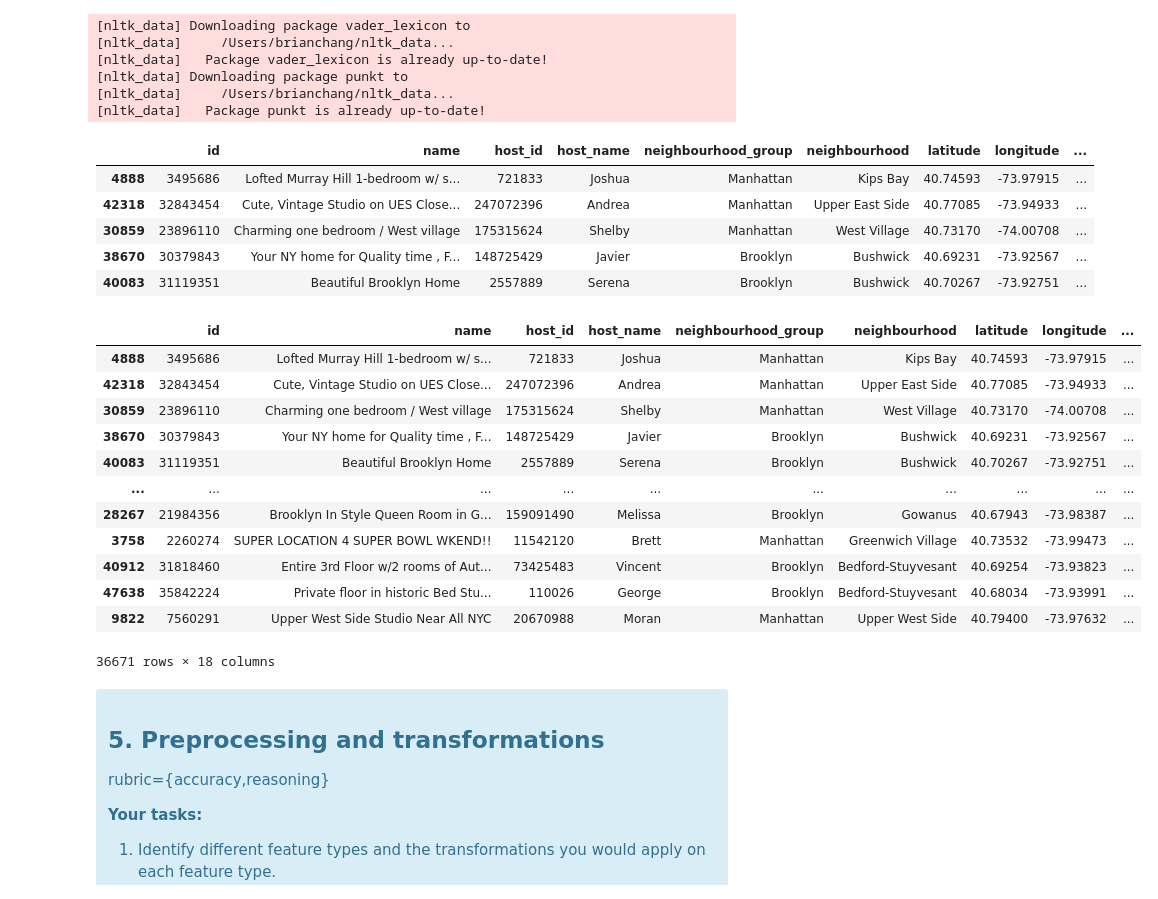
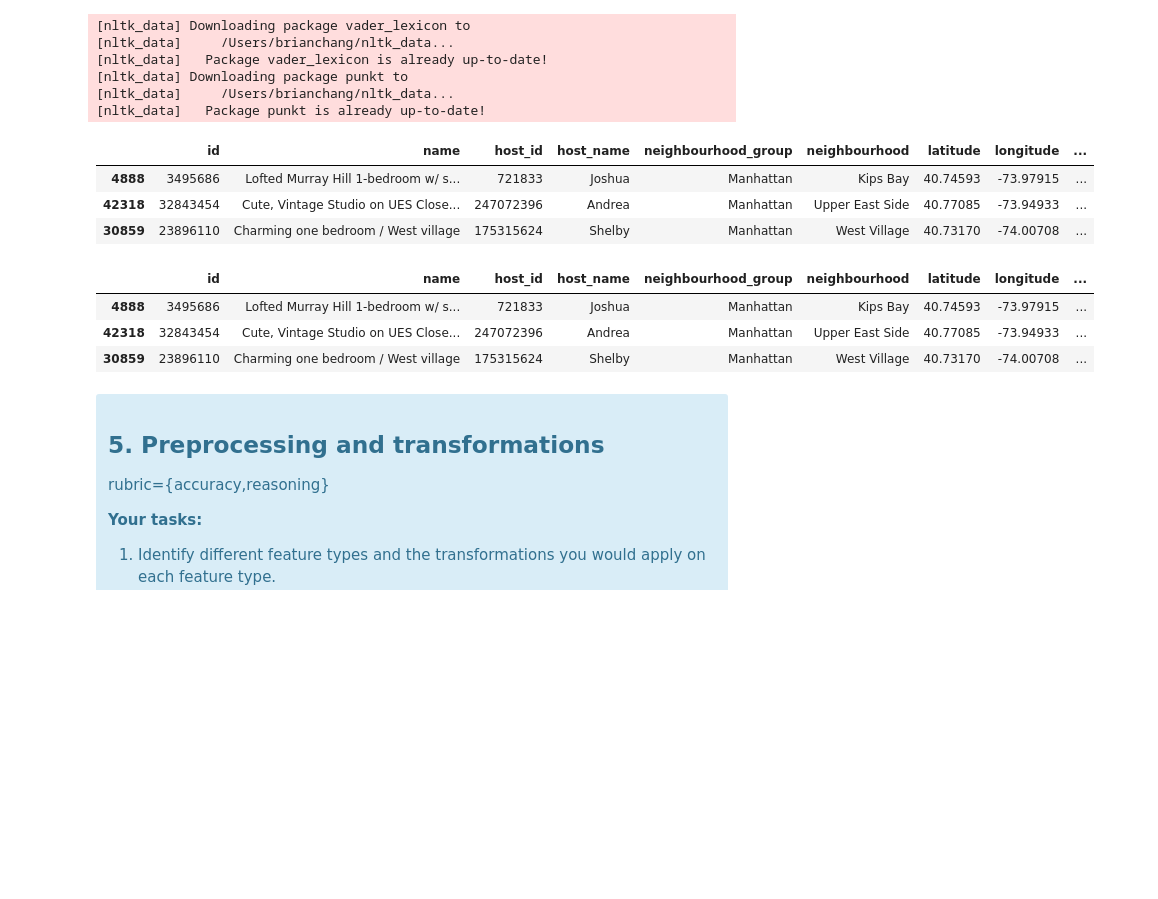
Before and after one commit to BChangs99/DSCI_573_Lab4_BDFJ, a Jupyter notebook: lab4.ipynb, the cells around one changed output. Drawn from its saved outputs; the diff is of its cells as text; code cells hidden in the pictures; blank space fills up the shorter version.

```diff
--- a/lab4.ipynb
+++ b/lab4.ipynb
@@ -257,40 +275,29 @@ memory usage: 4.8+ MB
 # Add polarity score data column
 train_df['name_polarity_scores'] = train_df['name'].apply(lambda x: None if pd.isna(x) else sid.polarity_scores(x)['compound'])
 
-train_df.head()
+train_df.head(3)
 # %% [output]
 |  | id | name | host_id | host_name | neighbourhood_group | neighbourhood | latitude | longitude | ... |
 | 4888 | 3495686 | Lofted Murray Hill 1-bedroom w/ s... | 721833 | Joshua | Manhattan | Kips Bay | 40.74593 | -73.97915 | ... |
 | 42318 | 32843454 | Cute, Vintage Studio on UES Close... | 247072396 | Andrea | Manhattan | Upper East Side | 40.77085 | -73.94933 | ... |
 | 30859 | 23896110 | Charming one bedroom / West village | 175315624 | Shelby | Manhattan | West Village | 40.73170 | -74.00708 | ... |
-| 38670 | 30379843 | Your NY home for Quality time , F... | 148725429 | Javier | Brooklyn | Bushwick | 40.69231 | -73.92567 | ... |
-| 40083 | 31119351 | Beautiful Brooklyn Home | 2557889 | Serena | Brooklyn | Bushwick | 40.70267 | -73.92751 | ... |
 # %%
 train_df['month_of_last_review'] = train_df['last_review'].apply(lambda x: x if pd.isna(x) else x.split('-')[1])
 
 num_to_month_map = {
     '01': "January", '02': "February", '03': "March", '04': "April",
     '05': "May", '06': "June", '07': "July", '08': "August",
     '09': "September", '10': "October", '11': "November", '12': "December"
 }
 
 train_df['month_of_last_review'] = train_df['month_of_last_review'].apply((lambda x: x if pd.isna(x) else num_to_month_map[x]))
 
-train_df
+train_df.head(3)
 # %% [output]
 |  | id | name | host_id | host_name | neighbourhood_group | neighbourhood | latitude | longitude | ... |
 | 4888 | 3495686 | Lofted Murray Hill 1-bedroom w/ s... | 721833 | Joshua | Manhattan | Kips Bay | 40.74593 | -73.97915 | ... |
 | 42318 | 32843454 | Cute, Vintage Studio on UES Close... | 247072396 | Andrea | Manhattan | Upper East Side | 40.77085 | -73.94933 | ... |
 | 30859 | 23896110 | Charming one bedroom / West village | 175315624 | Shelby | Manhattan | West Village | 40.73170 | -74.00708 | ... |
-| 38670 | 30379843 | Your NY home for Quality time , F... | 148725429 | Javier | Brooklyn | Bushwick | 40.69231 | -73.92567 | ... |
-| 40083 | 31119351 | Beautiful Brooklyn Home | 2557889 | Serena | Brooklyn | Bushwick | 40.70267 | -73.92751 | ... |
-| ... | ... | ... | ... | ... | ... | ... | ... | ... | ... |
-| 28267 | 21984356 | Brooklyn In Style Queen Room in G... | 159091490 | Melissa | Brooklyn | Gowanus | 40.67943 | -73.98387 | ... |
-| 3758 | 2260274 | SUPER LOCATION 4 SUPER BOWL WKEND!! | 11542120 | Brett | Manhattan | Greenwich Village | 40.73532 | -73.99473 | ... |
-| 40912 | 31818460 | Entire 3rd Floor w/2 rooms of Aut... | 73425483 | Vincent | Brooklyn | Bedford-Stuyvesant | 40.69254 | -73.93823 | ... |
-| 47638 | 35842224 | Private floor in historic Bed Stu... | 110026 | George | Brooklyn | Bedford-Stuyvesant | 40.68034 | -73.93991 | ... |
-| 9822 | 7560291 | Upper West Side Studio Near All NYC | 20670988 | Moran | Manhattan | Upper West Side | 40.79400 | -73.97632 | ... |
-36671 rows × 18 columns
 # %% [markdown]
 <!-- END QUESTION -->
 
```
Also changed, not shown: parts of 31 cells of this notebook.
